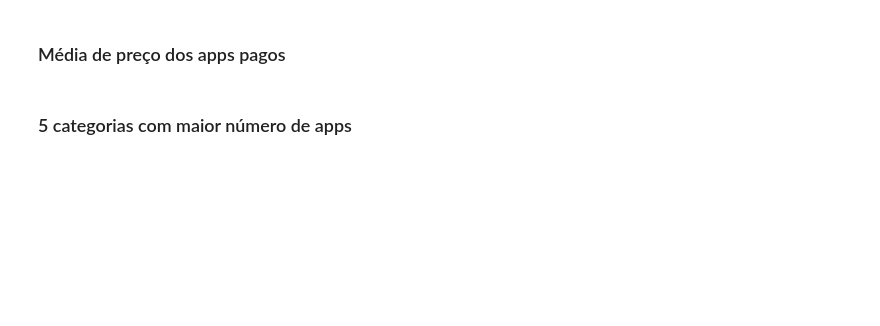
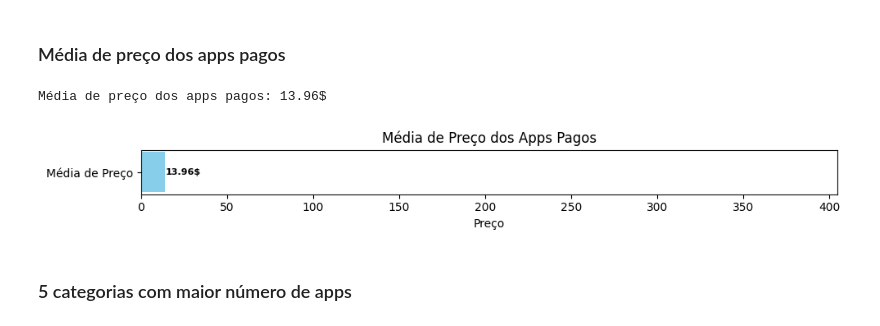
Before and after one commit to gabrielvavelar/Desafio-Hackathon, a Jupyter notebook: Desafio Python/desafio_python.ipynb, the cells around one changed output. Drawn from its saved outputs; the diff is of its cells as text; code cells hidden in the pictures; blank space fills up the shorter version.

```diff
--- a/Desafio Python/desafio_python.ipynb
+++ b/Desafio Python/desafio_python.ipynb
@@ -62,19 +120,23 @@ for i, row in top10_reviews.iterrows():
 # %%
 apps_pagos = df[df['Type'] == 'Paid']
 media_preco = apps_pagos['Price'].mean()
-print(f"Média de preço dos apps pagos: ${media_preco:.2f}")
+print(f"Média de preço dos apps pagos: {media_preco:.2f}$")
+# %% [output]
+Média de preço dos apps pagos: 13.96$
 # %%
 plt.figure(figsize=(10, 1.5))
 plt.barh(['Média de Preço'], [media_preco], color='skyblue')
 plt.xlim(0, apps_pagos['Price'].max() + 5)
 plt.title('Média de Preço dos Apps Pagos')
-plt.xlabel('Preço ($)')
+plt.xlabel('Preço')
 
 # Adiciona o valor da média como texto na barra
-plt.text(media_preco + 0.2, 0, f"${media_preco:.2f}", va='center', fontsize=8, fontweight='bold')
+plt.text(media_preco + 0.2, 0, f"{media_preco:.2f}$", va='center', fontsize=8, fontweight='bold')
 
 plt.tight_layout()
 plt.show()
+# %% [output]
+[figure, added]
 # %% [markdown]
 ### 5 categorias com maior número de apps
 # %%
```
Also changed, not shown: parts of 26 cells of this notebook.
